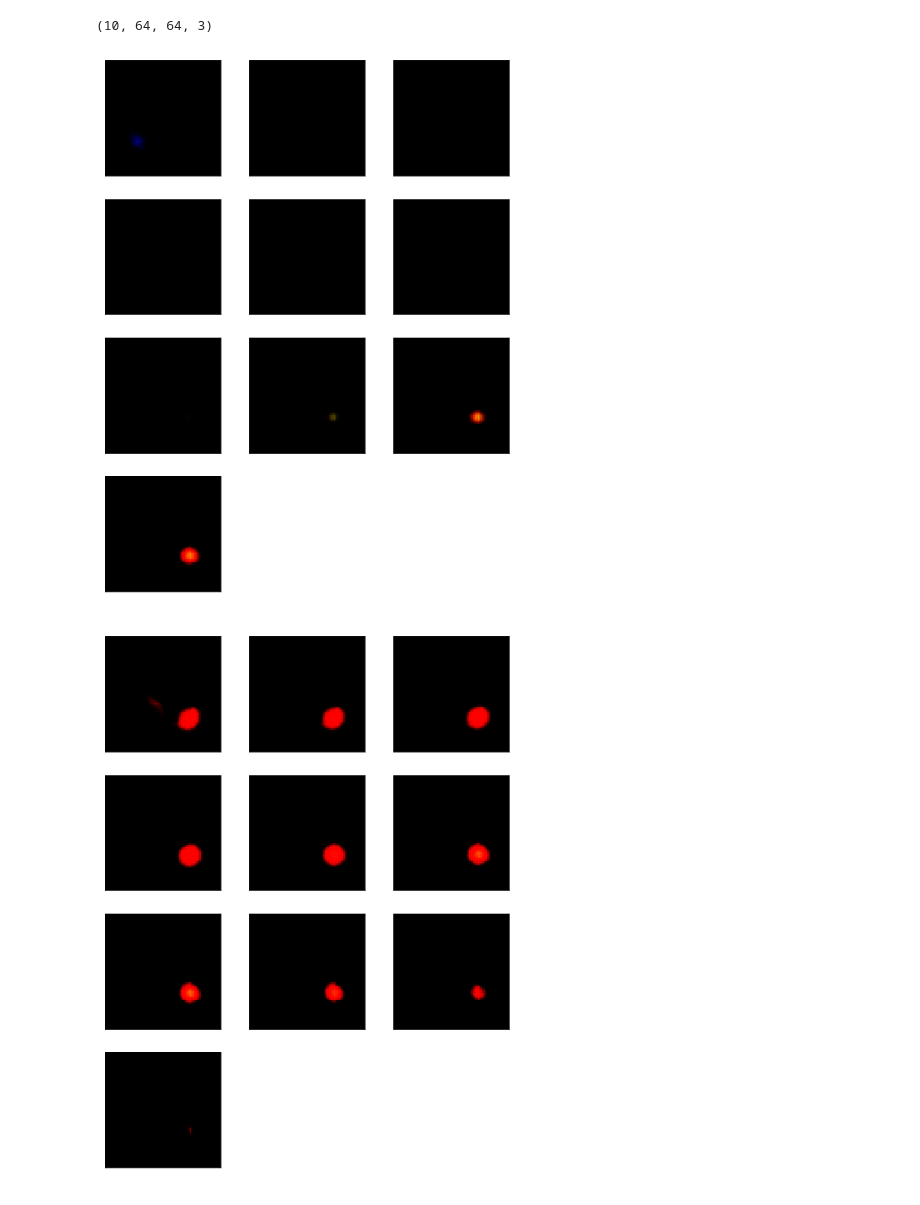
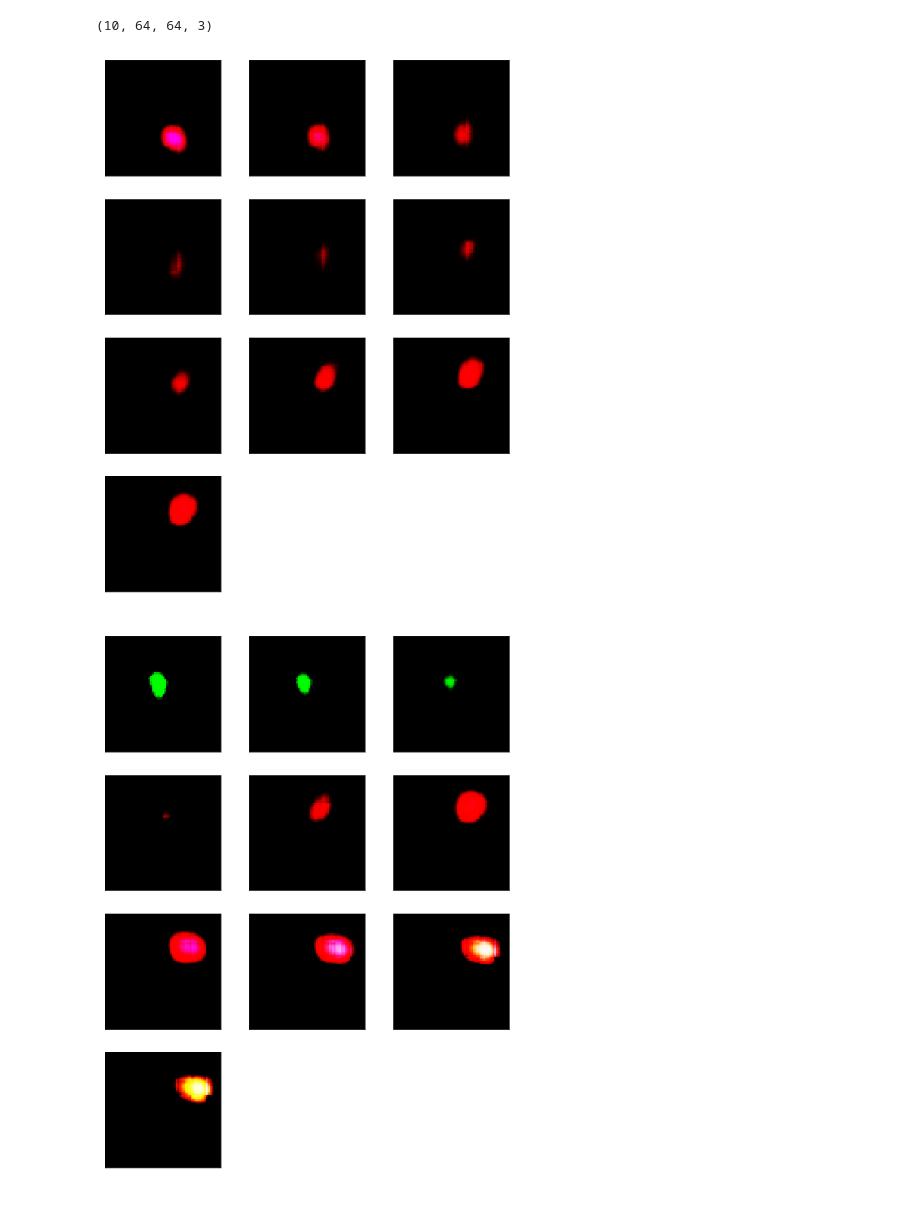
Before and after one commit to Phu-Works/GenerativeModels, a Jupyter notebook: 5-VAE-Color-Spites.ipynb, the cells around one changed output. Cells and saved outputs as stored; diff of their text form; code cells hidden in the pictures.

```diff
--- a/5-VAE-Color-Spites.ipynb
+++ b/5-VAE-Color-Spites.ipynb
@@ -171,7 +171,7 @@ class VAESprite(tf.keras.Model):
             out = tf.nn.sigmoid(out)
         return latent, out, mean, log_var
 # %%
-vae = VAESprite(50)
+vae = VAESprite(10)
 # %%
 optimizer = tf.train.AdamOptimizer(5e-5)
 
@@ -285,7 +277,7 @@ frames.shape
 # %%
 show_images_grid(frames, num_images=10)
 # %% [output]
-[figure, old version]
+[figure, new version]
 # %%
 def traverse_latent(latent, axis, traverse_length=9, total_step=9):
     step_size = traverse_length * 2 / total_step
@@ -303,10 +295,10 @@ def traverse_latent(latent, axis, traverse_length=9, total_step=9):
     traversed_latent = np.squeeze(np.stack(item_evolution))
     return traversed_latent
 # %%
-all_latent = traverse_latent(latent.numpy(), 1, total_step=10)
+all_latent = traverse_latent(latent.numpy(), 0, total_step=10)
 out = vae.decoder(tf.convert_to_tensor(all_latent))
 out = tf.squeeze(tf.nn.sigmoid(out))
 
 show_images_grid(out.numpy(), 10)
 # %% [output]
-[figure, old version]
+[figure, new version]
```
Also changed, not shown: parts of 8 cells of this notebook, 2 other files.
